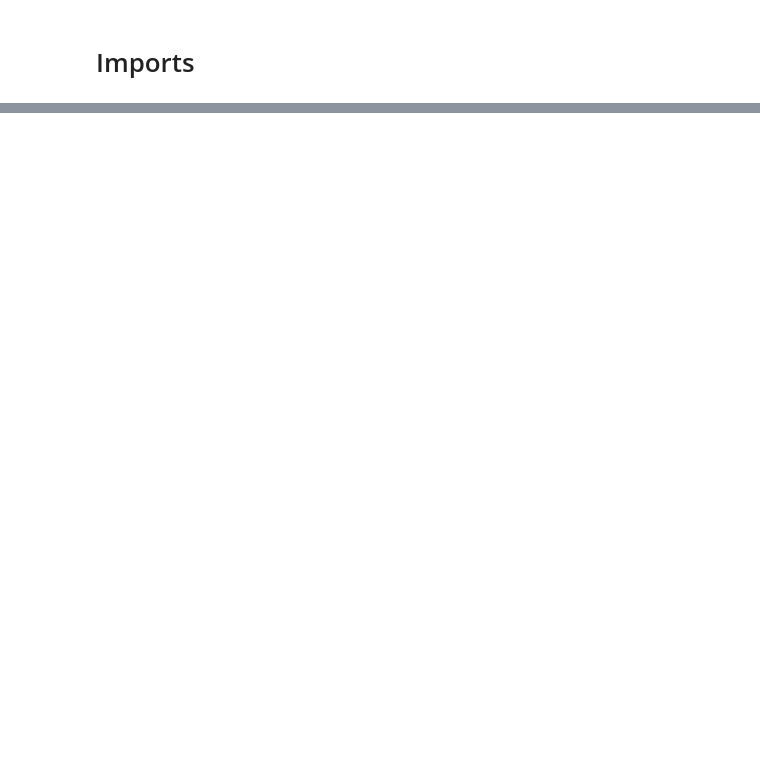
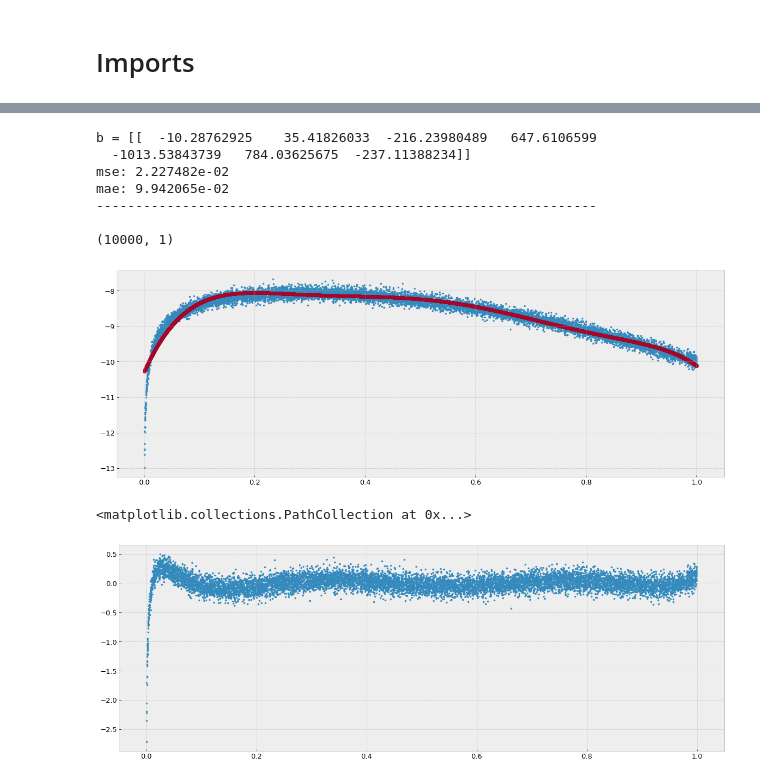
Before and after one commit to ithakis/Option-Replicating-Portfolio-with-Neural-Networks, a Jupyter notebook: Assignment3.ipynb, the cells around one changed output, grey strips where cells are left out. Drawn from its saved outputs; the diff is of its cells as text; code cells hidden in the pictures; blank space fills up the shorter version.

```diff
--- a/Assignment3.ipynb
+++ b/Assignment3.ipynb
@@ -733,0 +68,54 @@ sigma
+# %%
+import matplotlib.pyplot as plt
+import numpy as np
+
+plt.rcParams["figure.figsize"] = (20, 7)
+plt.rcParams["font.size"] = 13
+plt.style.use('bmh')
+
+
+n = 10_000
+X1 = np.random.uniform(size=((n,1)))
+y = -5 + -4*X1[:,[0]]**(1/2)+ 2*X1[:,[0]] + -3*X1[:,[0]]**2 + np.log(X1[:,[0]]) + np.random.normal(scale=.1, size=(n,1))
+
+def getX(X1):
+    degree = 6
+    X = np.ones((X1.shape[0],1))
+    for d in range(1,degree+1):
+        # print(d)
+        X = np.concatenate((X, X1**d), axis=1)
+    return X
+
+X = getX(X1)
+b = np.matmul(np.matmul(np.linalg.inv(np.matmul(X.T,X)),X.T), y)
+b = np.linalg.inv(X.T@X)@X.T@y
+print(f"""
+b = {b.T}
+mse: {((y -X@b)**2).mean():e}
+mae: {np.abs(y -X@b).mean():e}
+----------------------------------------------------------------
+""")
+
+# X1_ = np.linspace(0,1,(1000)).reshape(-1,1)
+# X_ = getX(X1_)
+# print(X_.shape)
+
+y_hat = X@b
+print(y_hat.shape)
+
+plt.scatter(x=X1[:,0], y=y[:,0], marker='.')
+plt.scatter(X1, y_hat)
+plt.show()
+
+plt.scatter(x=X1[:,0], y=y[:,0]-y_hat[:,0], marker='.')
+# %% [output]
+b = [[  -10.28762925    35.41826033  -216.23980489   647.6106599
+  -1013.53843739   784.03625675  -237.11388234]]
+mse: 2.227482e-02
+mae: 9.942065e-02
+----------------------------------------------------------------
+
+(10000, 1)
+[figure, added]
+<matplotlib.collections.PathCollection at 0x...>
+[figure, added]
```
Also changed, not shown: parts of 44 cells of this notebook, 8 other files.
